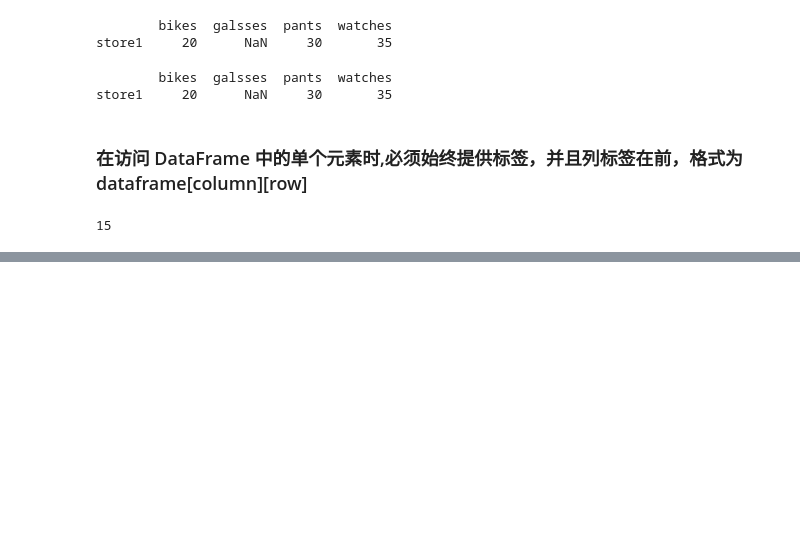
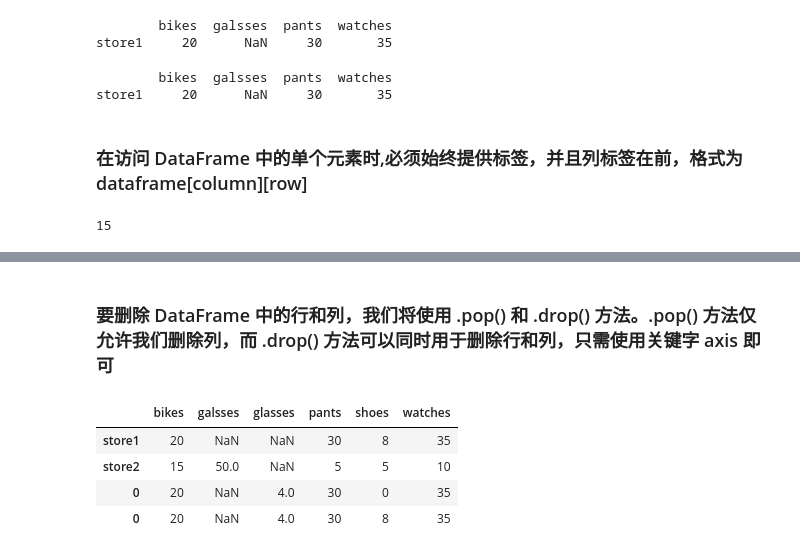
Before and after one commit to myCout/DataAnalysis, a Jupyter notebook: Pandas.ipynb, the cells around one changed output, grey strips where cells are left out. Cells and saved outputs as stored; diff of their text form; code cells hidden in the pictures; blank space fills up the shorter version.

```diff
--- a/Pandas.ipynb
+++ b/Pandas.ipynb
@@ -285,0 +324,11 @@ print(store_item2['bikes']['store2'])
+# %% [markdown]
+### 要删除 DataFrame 中的行和列，我们将使用 .pop() 和 .drop() 方法。.pop() 方法仅允许我们删除列，而 .drop() 方法可以同时用于删除行和列，只需使用关键字 axis 即可
+# %%
+store_item2 = store_item2.drop(['store 3','0'],axis = 0)
+store_item2
+# %% [output]
+|  | bikes | galsses | glasses | pants | shoes | watches |
+| store1 | 20 | NaN | NaN | 30 | 8 | 35 |
+| store2 | 15 | 50.0 | NaN | 5 | 5 | 10 |
+| 0 | 20 | NaN | 4.0 | 30 | 0 | 35 |
+| 0 | 20 | NaN | 4.0 | 30 | 8 | 35 |
```
Also changed, not shown: parts of 11 cells of this notebook.
